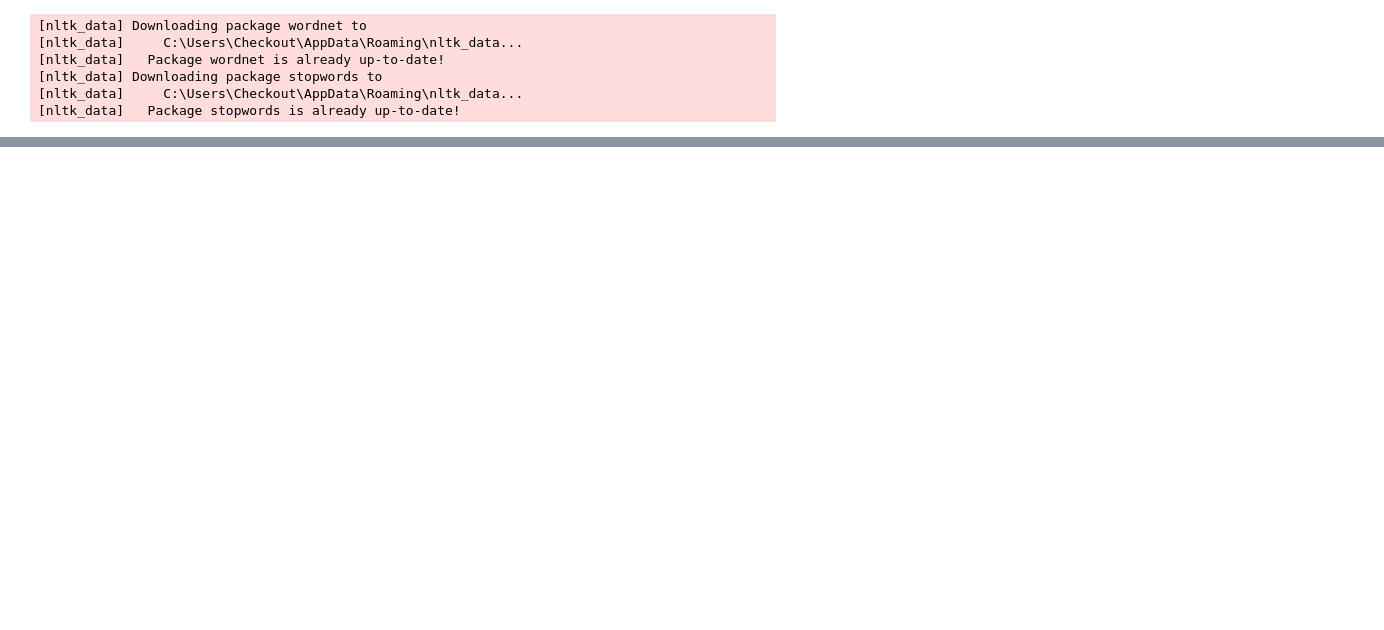
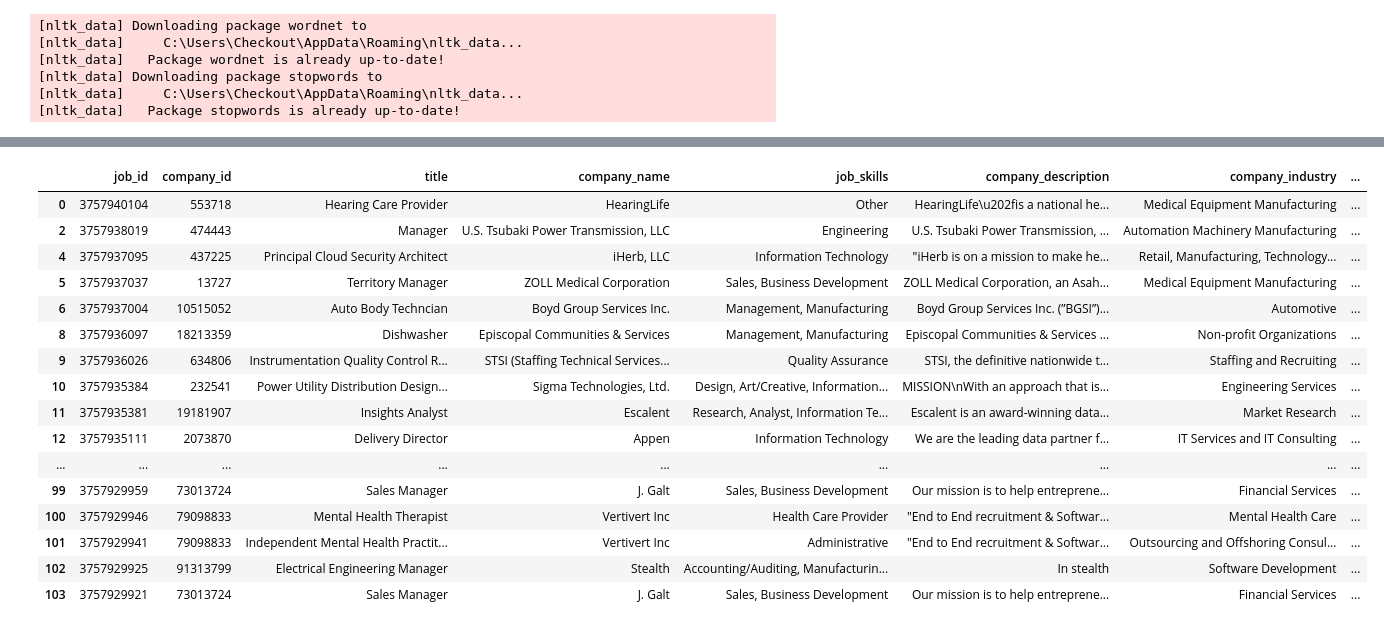
Before and after one commit to shahnawaz52/uApply-Job-Recommendation-System, a Jupyter notebook: notebooks/data_preprocessing.ipynb, the cells around one changed output, grey strips where cells are left out. Drawn from its saved outputs; the diff is of its cells as text; code cells hidden in the pictures; blank space fills up the shorter version.

```diff
--- a/notebooks/data_preprocessing.ipynb
+++ b/notebooks/data_preprocessing.ipynb
@@ -430,0 +688,2 @@ job_posting.to_csv('job_posting_description_cleaned.csv', index=False)
+# %%
+job_posting = pd.read_csv('job_posting_description_final2.csv')
@@ -430,0 +710,2 @@ job_posting.to_csv('job_posting_description_cleaned.csv', index=False)
+# %%
+job_posting = job_posting[job_posting['title'].str.len() > 4]
@@ -430,0 +734,2 @@ job_posting.to_csv('job_posting_description_cleaned.csv', index=False)
+# %%
+job_posting = job_posting[~job_posting['title'].str.contains('\d', regex=True, na=False)]
@@ -430,0 +756,20 @@ job_posting.to_csv('job_posting_description_cleaned.csv', index=False)
+# %%
+job_posting.head(100)
+# %% [output]
+|  | job_id | company_id | title | company_name | job_skills | company_description | company_industry | ... |
+| 0 | 3757940104 | 553718 | Hearing Care Provider | HearingLife | Other | HearingLife\u202fis a national he... | Medical Equipment Manufacturing | ... |
+| 2 | 3757938019 | 474443 | Manager | U.S. Tsubaki Power Transmission, LLC | Engineering | U.S. Tsubaki Power Transmission, ... | Automation Machinery Manufacturing | ... |
+| 4 | 3757937095 | 437225 | Principal Cloud Security Architect | iHerb, LLC | Information Technology | "iHerb is on a mission to make he... | Retail, Manufacturing, Technology... | ... |
+| 5 | 3757937037 | 13727 | Territory Manager | ZOLL Medical Corporation | Sales, Business Development | ZOLL Medical Corporation, an Asah... | Medical Equipment Manufacturing | ... |
+| 6 | 3757937004 | 10515052 | Auto Body Techncian | Boyd Group Services Inc. | Management, Manufacturing | Boyd Group Services Inc. (”BGSI”)... | Automotive | ... |
+| 8 | 3757936097 | 18213359 | Dishwasher | Episcopal Communities & Services | Management, Manufacturing | Episcopal Communities & Services ... | Non-profit Organizations | ... |
+| 9 | 3757936026 | 634806 | Instrumentation Quality Control R... | STSI (Staffing Technical Services... | Quality Assurance | STSI, the definitive nationwide t... | Staffing and Recruiting | ... |
+| 10 | 3757935384 | 232541 | Power Utility Distribution Design... | Sigma Technologies, Ltd. | Design, Art/Creative, Information... | MISSION\nWith an approach that is... | Engineering Services | ... |
+| 11 | 3757935381 | 19181907 | Insights Analyst | Escalent | Research, Analyst, Information Te... | Escalent is an award-winning data... | Market Research | ... |
+| 12 | 3757935111 | 2073870 | Delivery Director | Appen | Information Technology | We are the leading data partner f... | IT Services and IT Consulting | ... |
+| ... | ... | ... | ... | ... | ... | ... | ... | ... |
+| 99 | 3757929959 | 73013724 | Sales Manager | J. Galt | Sales, Business Development | Our mission is to help entreprene... | Financial Services | ... |
+| 100 | 3757929946 | 79098833 | Mental Health Therapist | Vertivert Inc | Health Care Provider | "End to End recruitment & Softwar... | Mental Health Care | ... |
+| 101 | 3757929941 | 79098833 | Independent Mental Health Practit... | Vertivert Inc | Administrative | "End to End recruitment & Softwar... | Outsourcing and Offshoring Consul... | ... |
+| 102 | 3757929925 | 91313799 | Electrical Engineering Manager | Stealth | Accounting/Auditing, Manufacturin... | In stealth | Software Development | ... |
+| 103 | 3757929921 | 73013724 | Sales Manager | J. Galt | Sales, Business Development | Our mission is to help entreprene... | Financial Services | ... |
```
Also changed, not shown: parts of 56 cells of this notebook, 38 other files.
